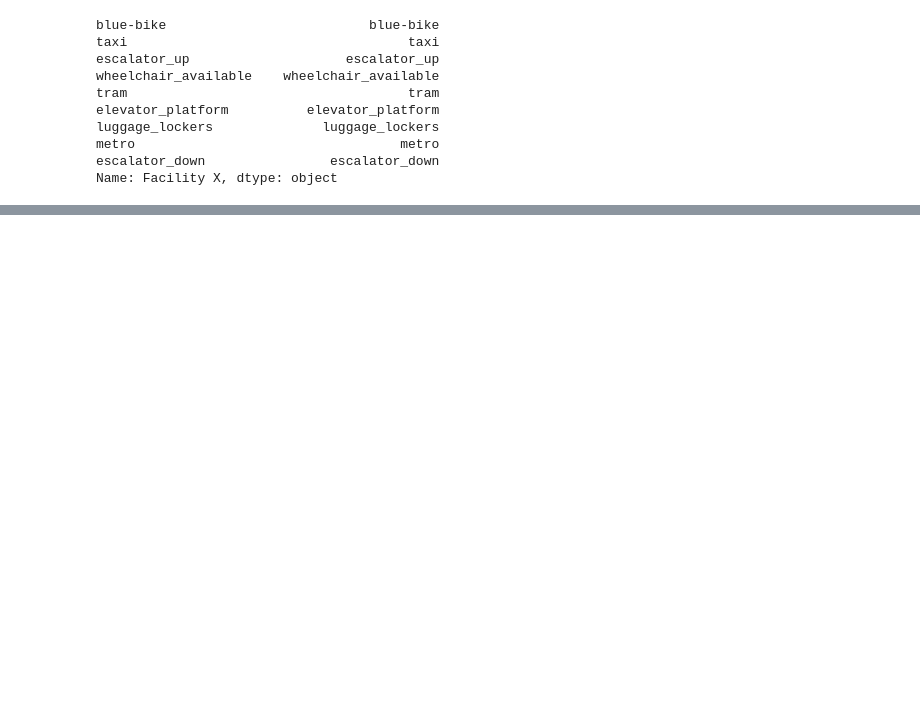
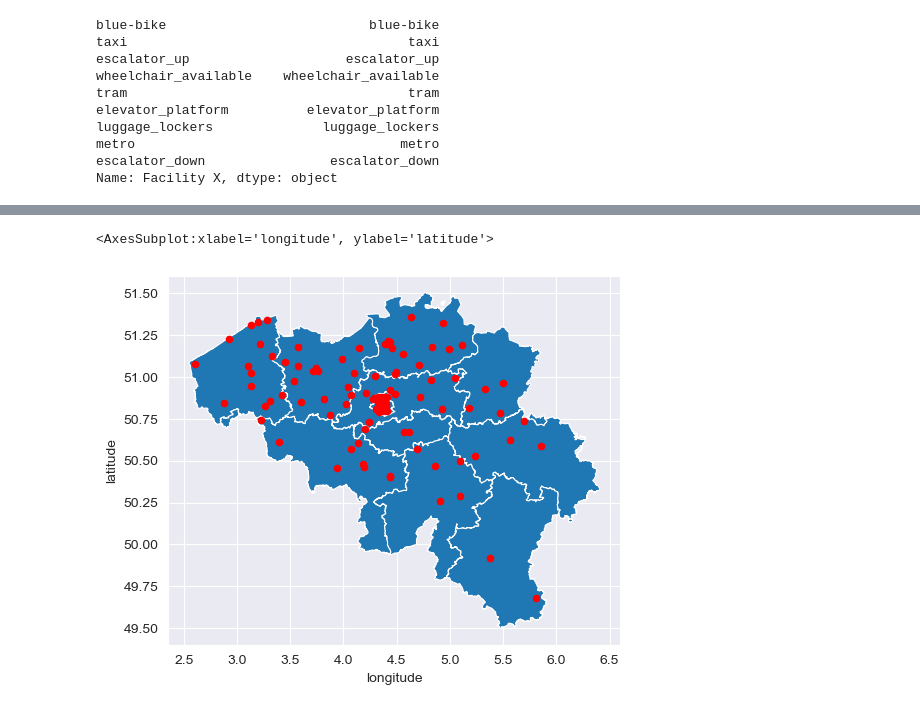
Before and after one commit to Seoyangsam/ACRM, a Jupyter notebook: src/data_processing/Q14.ipynb, the cells around one changed output, grey strips where cells are left out. Cells and saved outputs as stored; diff of their text form; code cells hidden in the pictures; blank space fills up the shorter version.

```diff
--- a/src/data_processing/Q14.ipynb
+++ b/src/data_processing/Q14.ipynb
@@ -44,7 +27,6 @@ data.facilities
 # %%
 number_facilities = pd.DataFrame(data.facilities[data.facil_col].sum(axis = 0), index = data.facil_col, columns = ["Number of Facilities"])
 number_facilities['Facility X'] = number_facilities.index
-number_facilities['Test'] = ['abc', 'def', 'ded', 'abc', 'def', 'ded', 'abc', 'def', 'ded', 'abc', 'def', 'ded', 'abc', 'def', 'ded', 'bla', 'bla']
 # %%
 number_facilities = number_facilities.sort_values(by = "Number of Facilities", ascending=False)
 # %%
@@ -135,0 +123,3 @@ stations_rare_facilities
+# %%
+stations_rare_df = stations[(stations['URI'].isin(stations_rare_facilities[0])) | (stations['URI'].isin(stations_rare_facilities[1])) | (stations['URI'].isin(stations_rare_facilities[2])) | (stations['URI'].isin(stations_rare_facilities[3])) | (stations['URI'].isin(stations_rare_facilities[4])) | (stations['URI'].isin(stations_rare_facilities[5])) | (stations['URI'].isin(stations_rare_facilities[6])) | (stations['URI'].isin(stations_rare_facilities[7])) | (stations['URI'].isin(stations_rare_facilities[8])) ]
+stations_rare_df
@@ -135,0 +140,7 @@ stations_rare_facilities
+# %%
+#make the stations with rare facilities visible on the map
+ax = stations_rare_df.plot('longitude', 'latitude', 'scatter',  color='red', zorder =10)
+provinces.plot(linewidth = 0.8, ax = ax)
+# %% [output]
+<AxesSubplot:xlabel='longitude', ylabel='latitude'>
+[figure, added]
```
Also changed, not shown: parts of 9 cells of this notebook, 2 other files.
